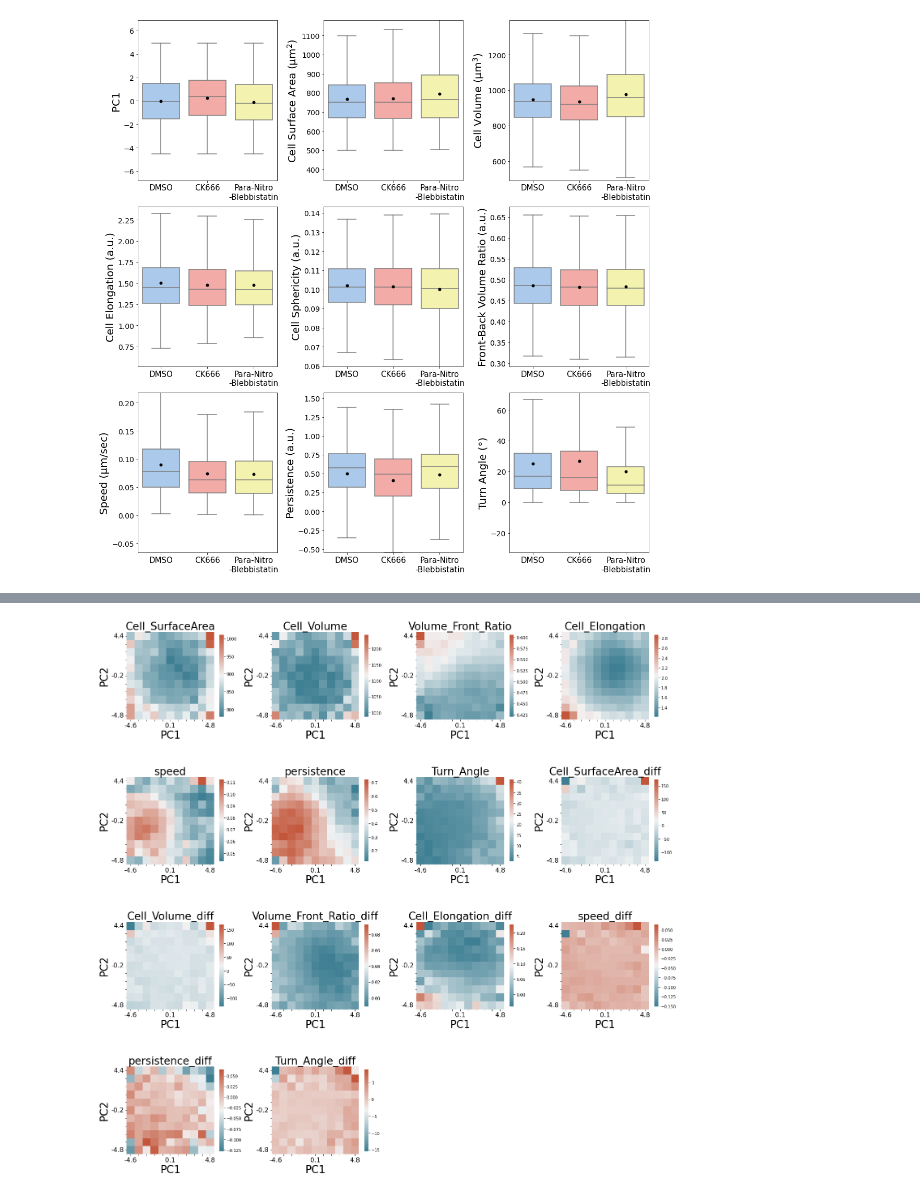
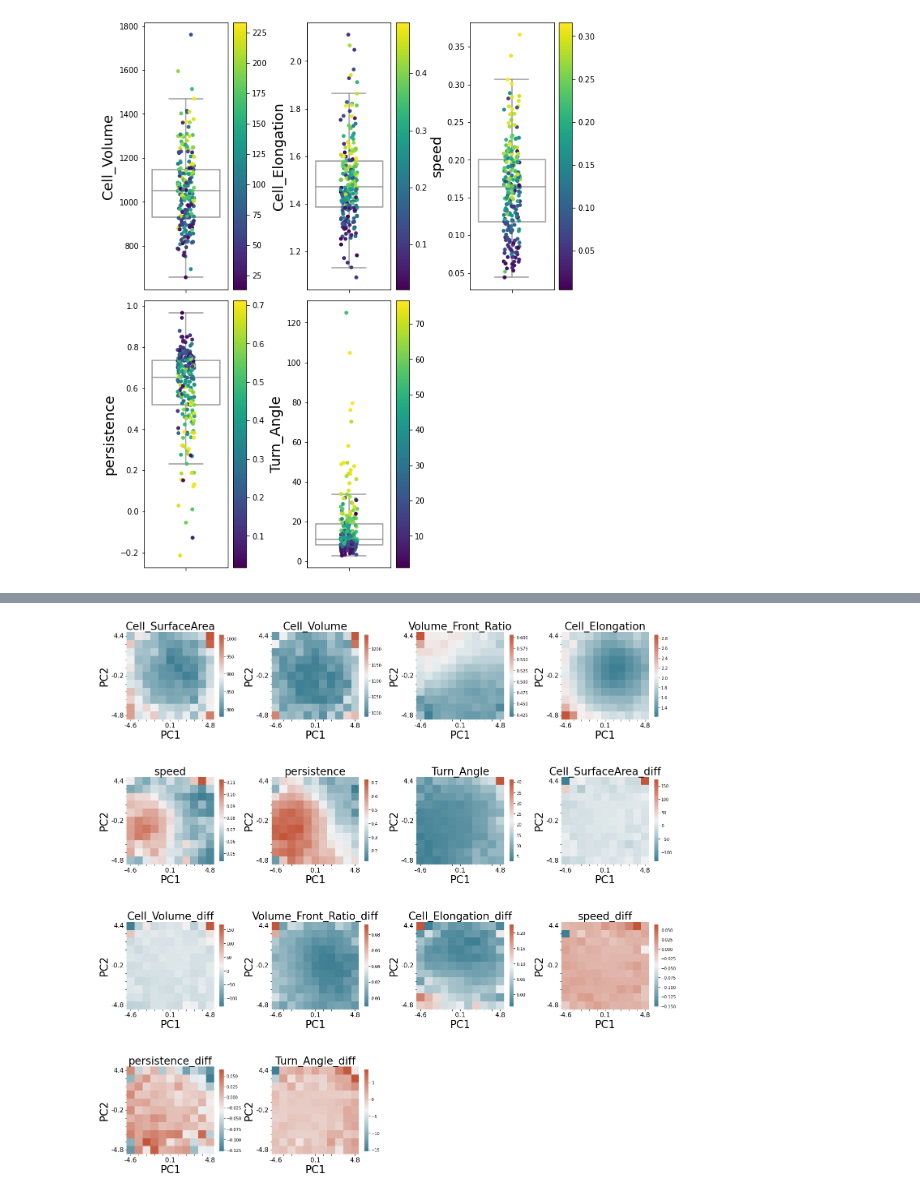
Before and after one commit to looneytunes2/NeutrophilShapeAnalysis, a Jupyter notebook: Notebooks/confocal_37/Confocal Combined PCA 37C random Analysis stats.ipynb, the cells around one changed output, grey strips where cells are left out. Drawn from its saved outputs; the diff is of its cells as text; code cells hidden in the pictures.

Commit message:
lots of updating image and data processing to centralize functions that handle everything across all experiments

```diff
--- a/Notebooks/confocal_37/Confocal Combined PCA 37C random Analysis stats.ipynb
+++ b/Notebooks/confocal_37/Confocal Combined PCA 37C random Analysis stats.ipynb
@@ -51,7 +51,7 @@ def closest(lst, K):
 
 time_interval = 10 #sec/frame
 
-datadir = 'E:/Aaron/Combined_37C_Confocal_PCA_nospeedoutliers/'
+datadir = 'E:/Aaron/Combined_37C_Confocal_PCA_nospeedoutliers_final/'
 savedir = datadir + 'random/'
 if not os.path.exists(savedir):
     os.makedirs(savedir)
@@ -229,67 +98,34 @@ axli[i].get_xticklabels()
 # %%
-############### Metric distributions by drug #################################
-import re
+##### Cell Mean stats of interest COLORED BY Stdev ########
+soi = ['Cell_Volume', 'Cell_Elongation','speed','persistence','Turn_Angle']#,'directional_autocorrelation']
 
+sp = math.ceil(math.sqrt(len(soi)))
+fig, axes = plt.subplots(sp,sp,figsize=(sp*3,sp*5))
 
-#### remove speed outliers
-# tempframe = TotalFrame[TotalFrame.speed<0.8]
-# tempframe = TotalFrame[TotalFrame.Turn_Angle<30]
+for i, ax in enumerate(axes.flatten()):
+    if i<len(soi):
+        stat = TotalFrame.groupby('CellID').mean()[soi[i]]
+        std = TotalFrame.groupby('CellID').std()[soi[i]]
+        values = ['values'] * len(stat)
+        stat = pd.DataFrame({'avg':stat,'st':std,'val':values})
 
-colorlist = [list(sns.color_palette('pastel').as_hex())[i] for i in [0,3,8]]
+        # Add colorbar
+        norm = plt.Normalize(stat['st'].min(), stat['st'].max())
+        sm = plt.cm.ScalarMappable(cmap='viridis', norm=norm)
+        sm.set_array([])
+        cbar = fig.colorbar(sm, ax=ax)
 
-smallersig = ['PC1','Cell_SurfaceArea','Cell_Volume','Cell_Elongation', 'Cell_Sphericity',
-              'Volume_Front_Ratio','speed','persistence',
-             'Turn_Angle']
-siglabels = ['PC1','Cell Surface Area (µm$^2$)','Cell Volume (µm$^3$)','Cell Elongation (a.u.)', 'Cell Sphericity (a.u.)',
-             'Front-Back Volume Ratio (a.u.)','Speed (µm/sec)','Persistence (a.u.)',
-            'Turn Angle (°)']
-
-sp = math.ceil(math.sqrt(len(smallersig)))
-fig, axes = plt.subplots(sp, sp, figsize=(sp*5,sp*5))#, sharex=True)
-axli = axes.flatten()
-# for m, mig in tempframe.groupby('Treatment'):
-for i, sig in enumerate(smallersig):
-#     vp = sns.violinplot(data=tempframe, x='Treatment', y=sig, hue = 'Temperature', palette = colorlist, inner = None, ax=axli[i], )
-
-    bp = sns.boxplot(data=TotalFrame, x='Treatment', y=sig, palette = colorlist,# width = 0.15,
-            fliersize=0, showmeans=True, boxprops={'zorder': 2},
-            meanprops={"marker": ".","markerfacecolor": "black","markeredgecolor": "black","markersize": "10"},ax=axli[i])
-    Q1 = TotalFrame[sig].quantile(0.25)
-    Q3 = TotalFrame[sig].quantile(0.75)
-    IQR = Q3 - Q1
-    axli[i].set_ylim(Q1 - 1.75*IQR, Q3 + 1.75*IQR)
-    axli[i].set_ylabel(siglabels[i], fontsize=20)
-    axli[i].set_xlabel('', fontsize=20)
-    axli[i].tick_params('y', labelsize=14)
-    #modify the labels to put bleb in two lines
-    for n, t in enumerate(axli[i].get_xticklabels()):
-        if t.get_text() == 'Para-Nitro-Blebbistatin':
-            axli[i].get_xticklabels()[n].set_text('Para-Nitro\n-Blebbistatin')
-    axli[i].set_xticklabels(axli[i].get_xticklabels(), fontsize = 15)
-    if i>0:
-        axli[i].legend_ = None
-for a in range(i+1, len(axli)):
-    axli[a].remove()
-
-
-plt.tight_layout()
-plt.savefig(savedir + 'Drug comparison significant metric boxes.png', bbox_inches='tight')
+        sns.stripplot(data = stat, x='val', y ='avg', hue = 'st', palette = 'viridis',ax = ax)
+        sns.boxplot(data = stat, y='avg', color = 'white', showfliers=False, ax = ax)
+        ax.set_ylabel(soi[i], fontsize = 18)
+        ax.set_xlabel('')
+        ax.get_legend().remove()
 
 
 
-
-# fig, ax = plt.subplots(1, 1, figsize=(7,6))#, sharex=True)
-# tb = ax.table(cellText=samplesize.values[:,1:],
-#       rowLabels=samplesize.values[:,0],
-#       rowColours=colorlist,
-#       colLabels=samplesize.columns[1:].to_list(),
-#         loc= 'center right',
-#         cellLoc = 'center',
-#         colWidths = [0.35]*len(samplesize))
-# tb.scale(0.8,3)
-# tb.auto_set_font_size(False)
-# tb.set_fontsize(18)
-# ax.axis('off')
-# plt.savefig(savedir + 'Treatment significant metric table.png', bbox_inches='tight')
+    else:
+        ax.remove()
+plt.tight_layout()
+plt.savefig(savedir + 'average stats.png', bbox_inches='tight')
 # %% [output]
-[figure, old version]
+[figure, new version]
```
Also changed, not shown: parts of 22 cells of this notebook, 42 other files.
